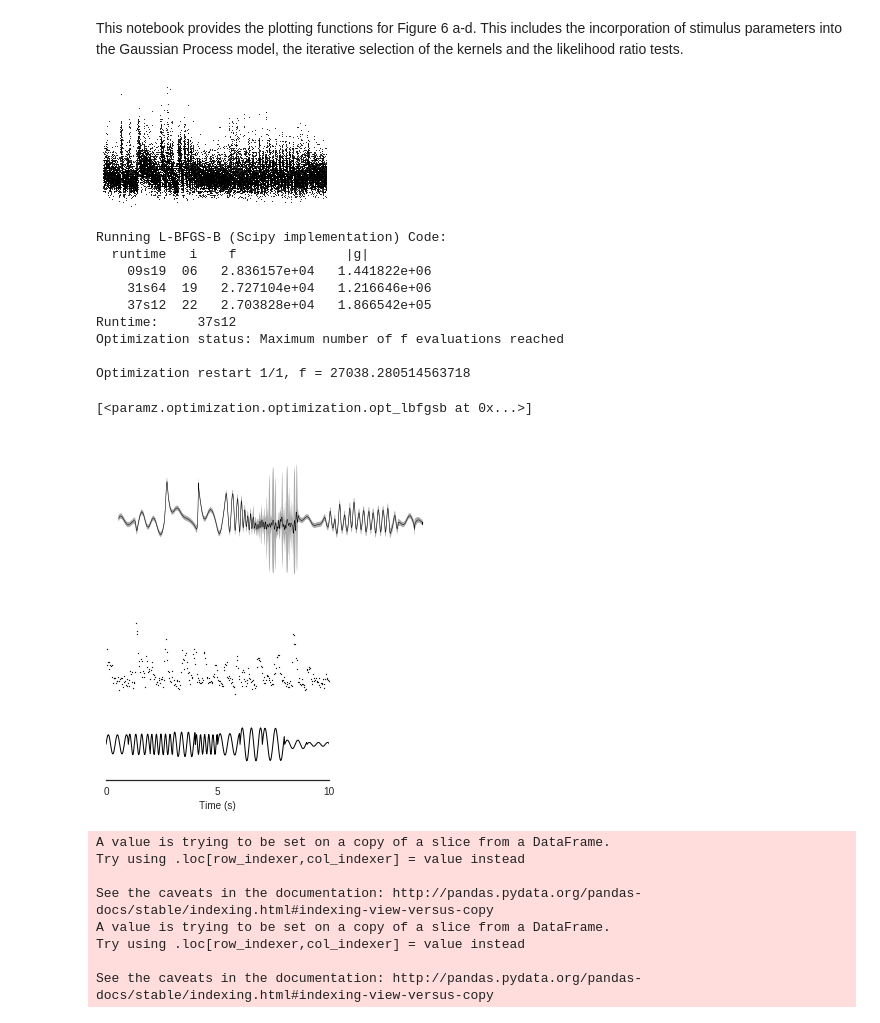
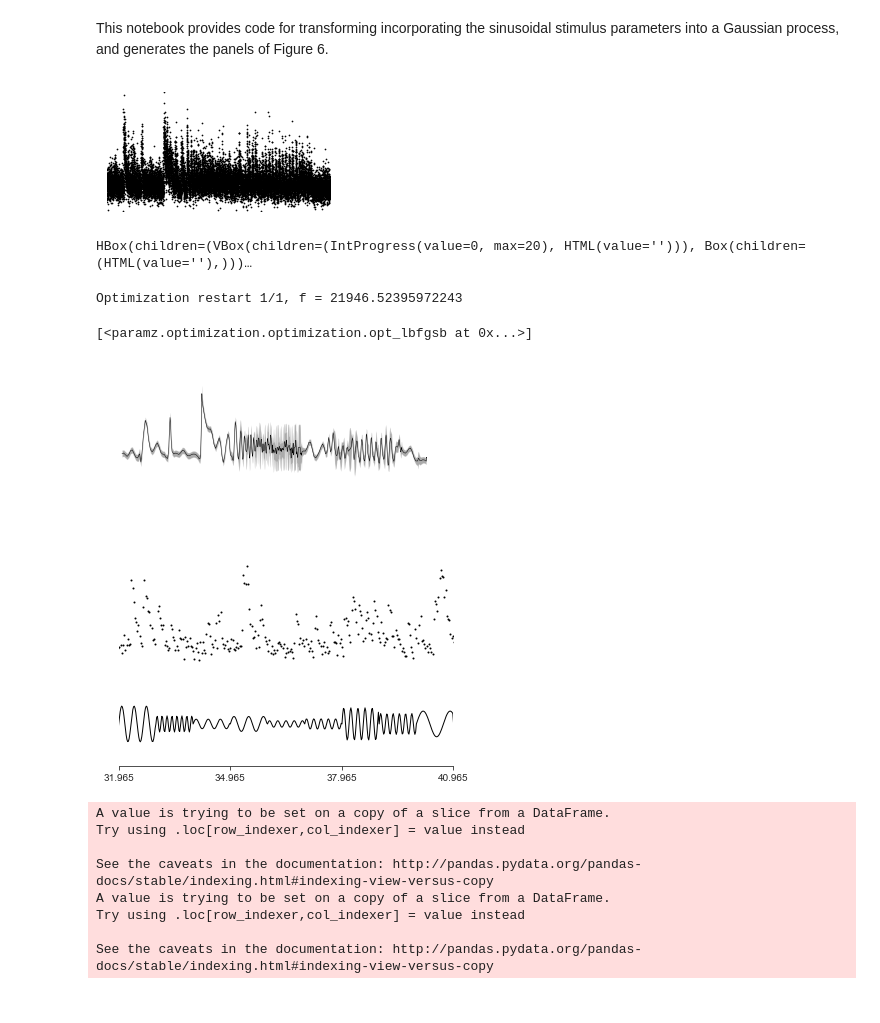
Before and after one commit to berenslab/bayesian_2p_pipeline, a Jupyter notebook: code/7_oscillation.ipynb, the cells around one changed output. Drawn from its saved outputs; the diff is of its cells as text; code cells hidden in the pictures.

Commit message:
Corrections to sinusoidal stimulus GP
Correcting for changes to the preprocessing pipeline

```diff
--- a/code/7_oscillation.ipynb
+++ b/code/7_oscillation.ipynb
@@ -1,5 +1,5 @@
-# %% [markdown]
-This notebook provides the plotting functions for Figure 6 a-d. This includes the incorporation of stimulus parameters into the Gaussian Process model, the iterative selection of the kernels and the likelihood ratio tests.
+# %% [markdown]
+This notebook provides code for transforming incorporating the sinusoidal stimulus parameters into a Gaussian process, and generates the panels of Figure 6.
 # %%
 %matplotlib inline
 
@@ -35,7 +32,7 @@ off_sine_df = off_sine_df.groupby(['roi', 'frame']).mean().reset_index()
 # %%
 sns.set_style('white')
 
-target_roi = 17
+target_roi = 2
 traces = off_chirp_df.loc[off_chirp_df['roi'] == target_roi, 'y']
 tpnts  = off_chirp_df.loc[off_chirp_df['roi'] == target_roi, 'x_t']
 tpnts_warp = off_chirp_df.loc[off_chirp_df['roi'] == target_roi, 'x_t_warped']
@@ -63,7 +60,7 @@ ax.set_aspect(2)
 
 fig.set_size_inches(4, 2.5)
 # %% [output]
-[figure, old version]
+[figure, new version]
 # %%
 m = GPy.models.SparseGPRegression(
     tpnts_warp[:, None],
@@ -74,16 +71,9 @@ m = GPy.models.SparseGPRegression(
 
 m.optimize_restarts(1, messages = True, max_iters = 20)
 # %% [output]
-Running L-BFGS-B (Scipy implementation) Code:
-  runtime   i    f              |g|
-    09s19  06   2.836157e+04   1.441822e+06
-    31s64  19   2.727104e+04   1.216646e+06
-    37s12  22   2.703828e+04   1.866542e+05
-Runtime:     37s12
-Optimization status: Maximum number of f evaluations reached
-
-Optimization restart 1/1, f = 27038.280514563718
+HBox(children=(VBox(children=(IntProgress(value=0, max=20), HTML(value=''))), Box(children=(HTML(value=''),)))…
-[<paramz.optimization.optimization.opt_lbfgsb at 0x...>]
+Optimization restart 1/1, f = 21946.52395972243
+[<paramz.optimization.optimization.opt_lbfgsb at 0x...>]
 # %%
 from sklearn.isotonic import IsotonicRegression
 
@@ -117,4 +107,4 @@ sns.despine(left = True, bottom = True, ax = ax)
 
 # fig.set_size_inches(4, 1.5)
 # %% [output]
-[figure, old version]
+[figure, new version]
@@ -136,4 +111,24 @@ y = roi_df['y']
+# %%
+off_sine = load_hdf5(directories['data'] + 'SMP_M1_RR2_IPL2OFF_Sine.h5')
+off_sine_df = pd.read_csv(directories['data'] + 'SMP_M1_RR2_IPL2OFF_Sine.csv', index_col = 0)
+off_sine_df = off_sine_df.groupby(['roi', 'frame']).mean().reset_index()
+off_sine_df['trial'] -= 3
 # %%
+sine_conditions = pd.read_csv(directories['misc'] + 'sine_conditions.csv', header = None)
+
+sine_conditions.columns = ["shape", "frequency", "contrast"]
+
+sine_conditions['trial'] = np.arange(len(sine_conditions))
+
+off_sine_df = sine_conditions.merge(off_sine_df)
+
+stimulation_start = off_sine_df['t'].min()
+
+roi_df = off_sine_df.loc[off_sine_df['roi'] == target_roi, :]
+
+x = roi_df['t']
+y = roi_df['y']
+
 stimulus = []
 temporal_freq = 50
 
@@ -146,28 +141,33 @@ for itx, row in sine_conditions.iterrows():
 sine_stimulus = np.hstack(stimulus)
 sine_stimulus /= np.nanmax(sine_stimulus)
 sine_tpnts = np.linspace(0, len(sine_conditions), len(sine_conditions) * temporal_freq) + stimulation_start
+
+# plt.savefig('sine.png', dpi = 800)
 # %%
+stimulus_offset = -4
+# for itx in range(40):
+sns.set_style('ticks')
 fig, ax = plt.subplots(1)
-
-stimulus_offset = -4
 ax.plot(sine_tpnts, sine_stimulus + stimulus_offset, linewidth = 1, color = 'k')
 
 # ax.plot(x, y, linewidth = 0.5, color = 'k')
 stimulus_delay = 0
-ax.scatter(x - stimulus_delay, y, s = 1, color = 'k', marker = 'o')
+ax.scatter(x, y, s = 1, color = 'k', marker = 'o')
 
-start = stimulation_start
-ax.set_xlim(start, start + 10)
+start = stimulation_start + 18
+ax.set_xlim(start, start + 9)
 ax.get_yaxis().set_visible(False)
-plt.xticks([start, start + 5, start + 10])
-ax.set_xticklabels([0, 5, 10])
+plt.xticks([start, start + 3, start + 6, start + 9])
+# ax.set_xticklabels([0, 3, 6, 9])
 sns.despine(left = True, ax = ax, offset = 10)
-ax.set_xlabel('Time (s)', fontsize = 10);
+# ax.set_xlabel('Time (s)', fontsize = 1);
 plt.tick_params(axis='both', which='major', labelsize = 'medium')
 
-fig.set_size_inches(4, 3)
+# fig.set_size_inches(4, 3)
+plt.show()
+fig.set_size_inches(16, 3)
 
 # plt.savefig(directories['figs'] + 'hierarchical/' + 'roi_mean_traces.png', **fig_p)
 # %% [output]
-[figure, old version]
+[figure, new version]
 # %%
```
Also changed, not shown: parts of 27 cells of this notebook.
